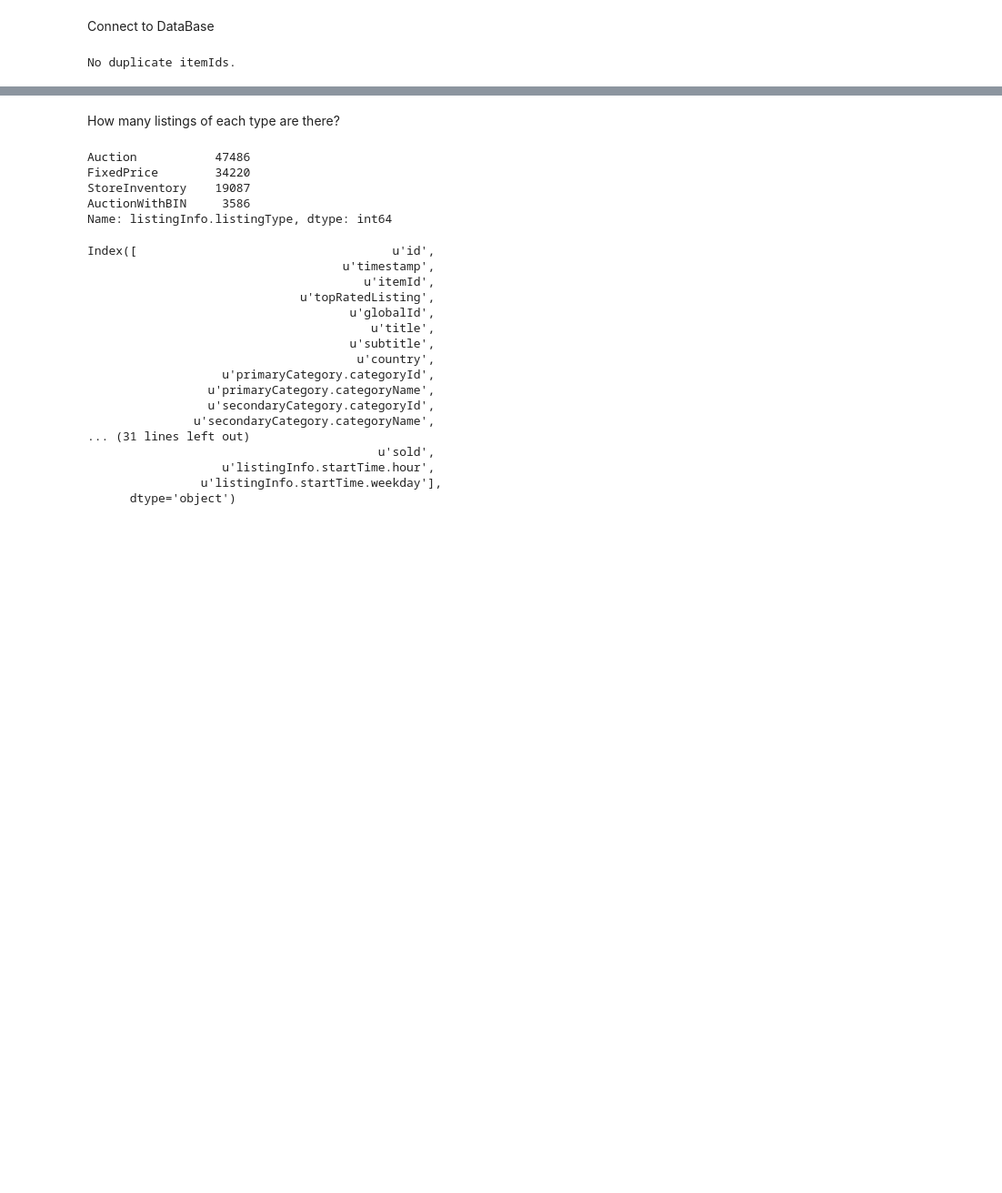
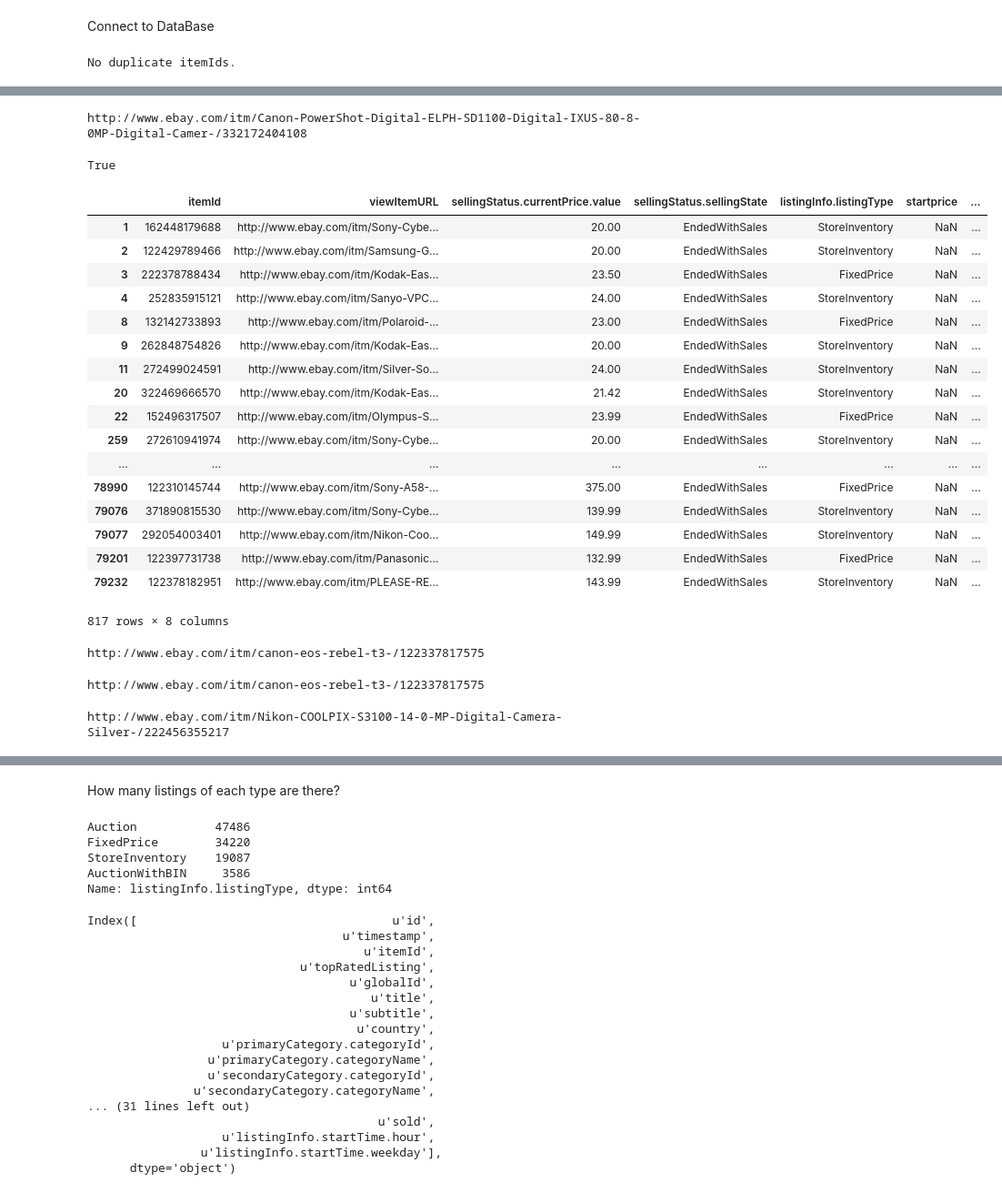
Before and after one commit to NathanZorndorf/ebay-price-predictor, a Jupyter notebook: data-analysis/ebay-exploration.ipynb, the cells around one changed output, grey strips where cells are left out. Shown at 91% size. Saved outputs shown, nothing was run; the diff lists cells and outputs as text; code cells hidden in the pictures; blank space fills up the shorter version.

```diff
--- a/data-analysis/ebay-exploration.ipynb
+++ b/data-analysis/ebay-exploration.ipynb
@@ -46,0 +71,3 @@ df.head(2)
+# %%
+columns_to_stop = ['sellerInfo.sellerUserName','location','postalCode','paymentMethod','isMultiVariationListing','listingInfo.gift']
+df = df.drop(labels=columns_to_stop, axis=1)
@@ -46,0 +95,51 @@ df.head(2)
+# %%
+print df[df['itemId']==332172404108]['viewItemURL'].values[0]
+# %% [output]
+http://www.ebay.com/itm/Canon-PowerShot-Digital-ELPH-SD1100-Digital-IXUS-80-8-0MP-Digital-Camer-/332172404108
+# %%
+np.isnan(df['startprice'].iloc[1])
+# %% [output]
+True
+# %%
+# listingType of ‘Auction’, no ‘startPrice’, BuyItNowAvailable=‘f’, and bidCount=1
+mask = (df['sellingStatus.sellingState']=='EndedWithSales')\
+            & (np.isnan(df['sellingStatus.bidCount']))
+#             & (df['listingInfo.listingType']=='AuctionWithBIN')
+#             & (np.isnan(df['startprice']))
+#             & (df['sellingStatus.bidCount']==1.0)
+#             & (np.isfinite(df['startprice'])\
+
+df[mask].loc[:,['itemId','viewItemURL','sellingStatus.currentPrice.value','sellingStatus.sellingState','listingInfo.listingType','startprice','sellingStatus.bidCount','listingInfo.buyItNowAvailable']]
+# %% [output]
+|  | itemId | viewItemURL | sellingStatus.currentPrice.value | sellingStatus.sellingState | listingInfo.listingType | startprice | ... |
+| 1 | 162448179688 | http://www.ebay.com/itm/Sony-Cybe... | 20.00 | EndedWithSales | StoreInventory | NaN | ... |
+| 2 | 122429789466 | http://www.ebay.com/itm/Samsung-G... | 20.00 | EndedWithSales | StoreInventory | NaN | ... |
+| 3 | 222378788434 | http://www.ebay.com/itm/Kodak-Eas... | 23.50 | EndedWithSales | FixedPrice | NaN | ... |
+| 4 | 252835915121 | http://www.ebay.com/itm/Sanyo-VPC... | 24.00 | EndedWithSales | StoreInventory | NaN | ... |
+| 8 | 132142733893 | http://www.ebay.com/itm/Polaroid-... | 23.00 | EndedWithSales | FixedPrice | NaN | ... |
+| 9 | 262848754826 | http://www.ebay.com/itm/Kodak-Eas... | 20.00 | EndedWithSales | StoreInventory | NaN | ... |
+| 11 | 272499024591 | http://www.ebay.com/itm/Silver-So... | 24.00 | EndedWithSales | StoreInventory | NaN | ... |
+| 20 | 322469666570 | http://www.ebay.com/itm/Kodak-Eas... | 21.42 | EndedWithSales | StoreInventory | NaN | ... |
+| 22 | 152496317507 | http://www.ebay.com/itm/Olympus-S... | 23.99 | EndedWithSales | FixedPrice | NaN | ... |
+| 259 | 272610941974 | http://www.ebay.com/itm/Sony-Cybe... | 20.00 | EndedWithSales | StoreInventory | NaN | ... |
+| ... | ... | ... | ... | ... | ... | ... | ... |
+| 78990 | 122310145744 | http://www.ebay.com/itm/Sony-A58-... | 375.00 | EndedWithSales | FixedPrice | NaN | ... |
+| 79076 | 371890815530 | http://www.ebay.com/itm/Sony-Cybe... | 139.99 | EndedWithSales | StoreInventory | NaN | ... |
+| 79077 | 292054003401 | http://www.ebay.com/itm/Nikon-Coo... | 149.99 | EndedWithSales | StoreInventory | NaN | ... |
+| 79201 | 122397731738 | http://www.ebay.com/itm/Panasonic... | 132.99 | EndedWithSales | FixedPrice | NaN | ... |
+| 79232 | 122378182951 | http://www.ebay.com/itm/PLEASE-RE... | 143.99 | EndedWithSales | StoreInventory | NaN | ... |
+817 rows × 8 columns
+# %%
+print df[df['itemId']==122337817575]['viewItemURL'].values[0]
+# %% [output]
+http://www.ebay.com/itm/canon-eos-rebel-t3-/122337817575
+# %%
+# 116.0 nan 7.0
+mask = (df['sellingStatus.bidCount']==7.0) & (np.isnan(df['startprice'])) & (df['sellingStatus.currentPrice.value']==116.0)
+print df[mask]['viewItemURL'].values[0]
+# %% [output]
+http://www.ebay.com/itm/canon-eos-rebel-t3-/122337817575
+# %%
+print df[(df['listingInfo.listingType']=='Auction') & (df['sellingStatus.bidCount']==1.0)].iloc[0]['viewItemURL']
+# %% [output]
+http://www.ebay.com/itm/Nikon-COOLPIX-S3100-14-0-MP-Digital-Camera-Silver-/222456355217
```
Also changed, not shown: parts of 13 cells of this notebook, 3 other files.
